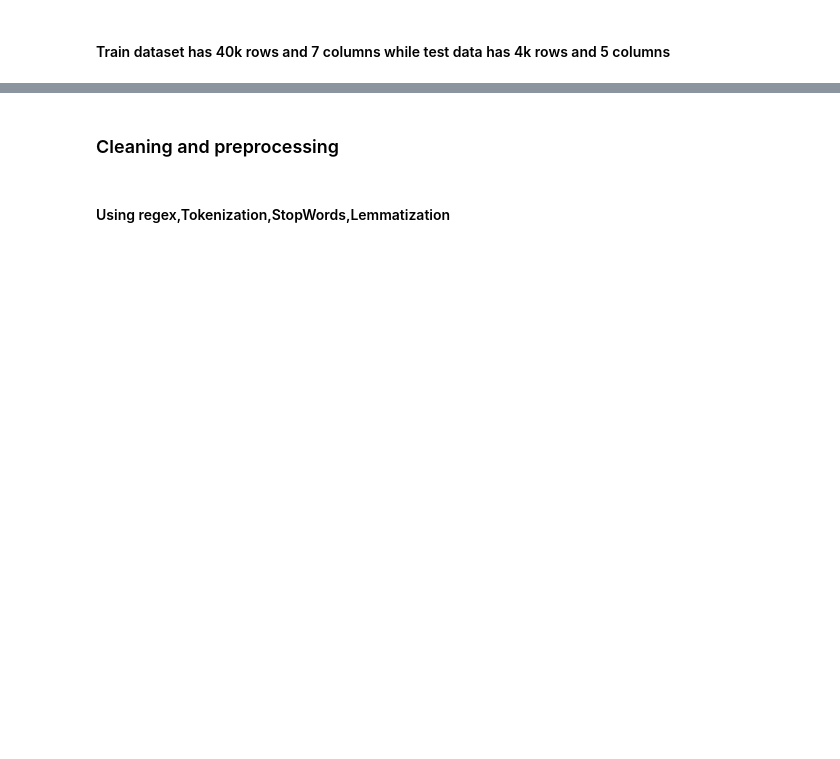
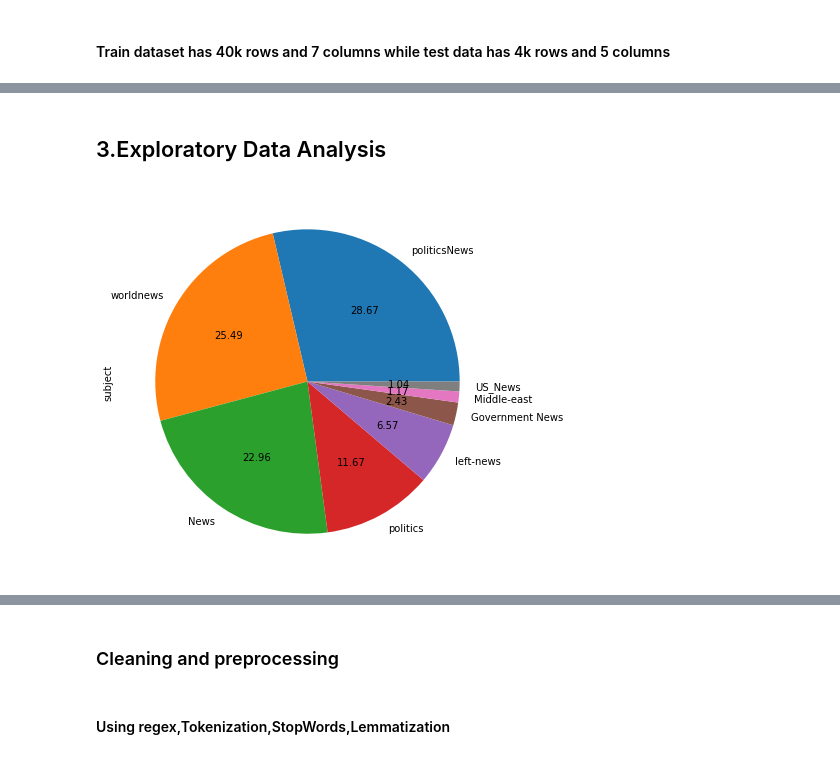
Before and after one commit to sanapple9631/datascienceprojects, a Jupyter notebook: NLP/Fake News/fake_news_detection/notebooks/Fake News detection Project.ipynb, the cells around one changed output, grey strips where cells are left out. Saved outputs shown, nothing was run; the diff lists cells and outputs as text; code cells hidden in the pictures; blank space fills up the shorter version.

```diff
--- a/NLP/Fake News/fake_news_detection/notebooks/Fake News detection Project.ipynb
+++ b/NLP/Fake News/fake_news_detection/notebooks/Fake News detection Project.ipynb
@@ -155,0 +260,7 @@ print(fake_news_test_data.isnull().sum())
+# %%
+#shifting the column values in the respective places
+fake_news_train_data.iloc[504, 2] = fake_news_train_data.iloc[504, 3]
+fake_news_train_data.iloc[504, 3] = fake_news_train_data.iloc[504, 4]
+fake_news_train_data.iloc[504, 4] = fake_news_train_data.iloc[504, 5]
+fake_news_train_data.iloc[504, 5] = fake_news_train_data.iloc[504, 6]
+fake_news_train_data.iloc[504, 6] = np.nan
@@ -155,0 +274,2 @@ print(fake_news_test_data.isnull().sum())
+# %%
+fake_news_train_data.drop(['index','Unnamed: 6'],axis=1,inplace=True)
@@ -155,0 +300,4 @@ print(fake_news_test_data.isnull().sum())
+# %%
+fake_news_train_data.drop_duplicates(subset=['text'],inplace=True)
+fake_news_train_data.reset_index(drop=True,inplace=True)
+fake_news_train_data.describe(include='all').T
@@ -155,0 +311,7 @@ print(fake_news_test_data.isnull().sum())
+# %% [markdown]
+## 3.Exploratory Data Analysis
+# %%
+#### pie chart of articles
+fake_news_train_data['subject'].value_counts().plot.pie(figsize = (7, 7),autopct='%.2f');
+# %% [output]
+[figure, added]
```
Also changed, not shown: parts of 81 cells of this notebook, 1 other file.
